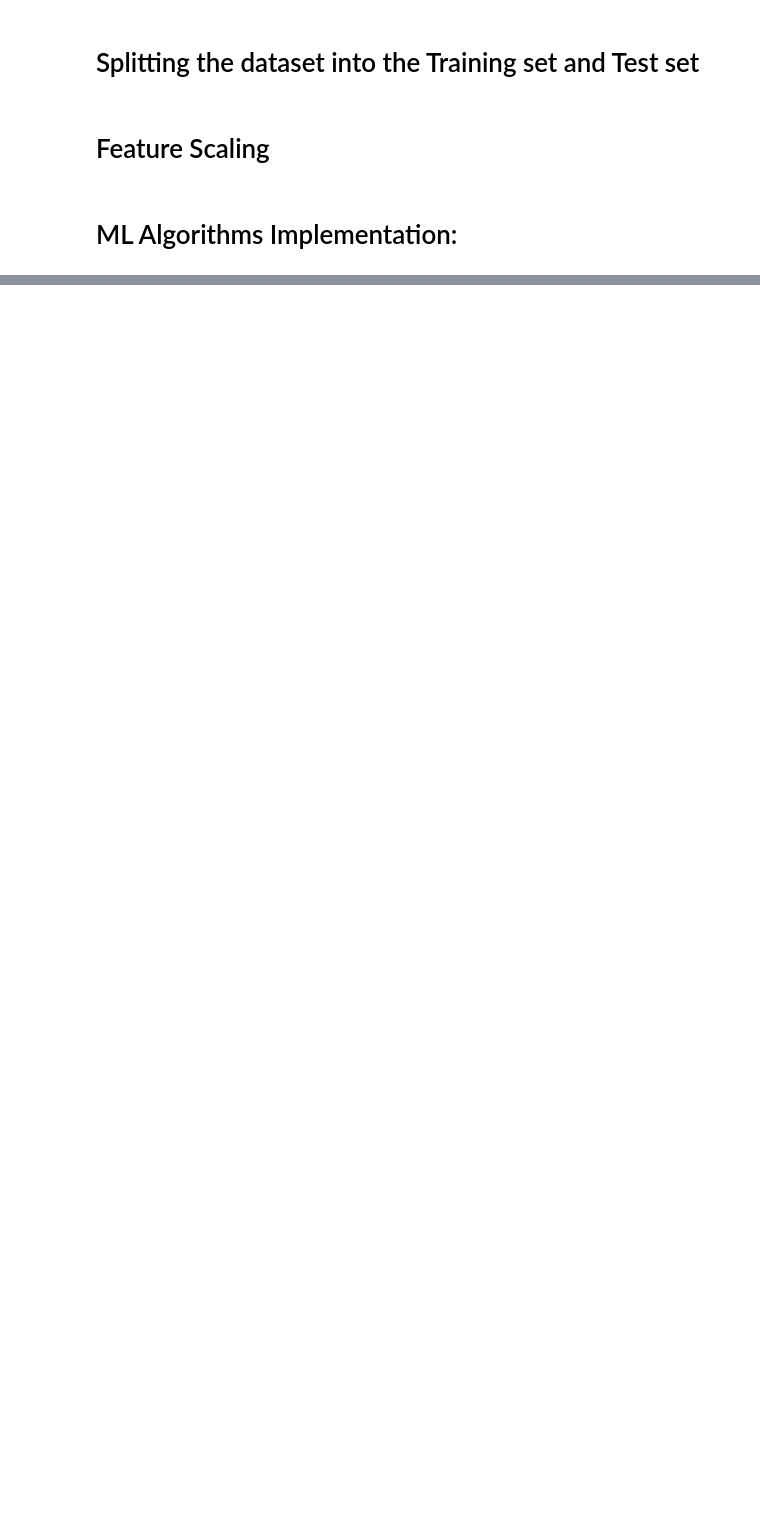
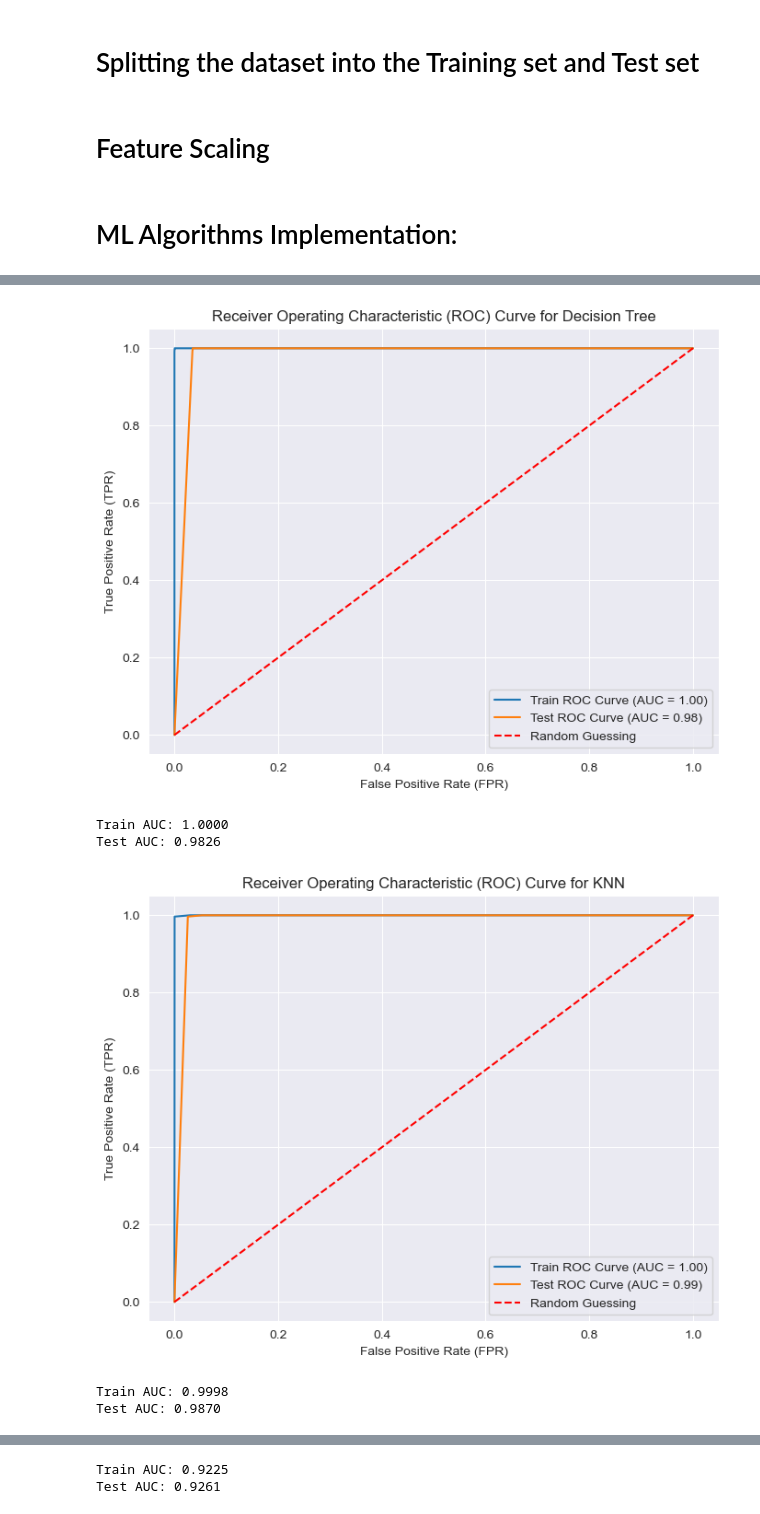
Before and after one commit to batuhanozzer/bankMarketing, a Jupyter notebook: bankMarketingUpdated.ipynb, the cells around one changed output, grey strips where cells are left out. Saved outputs shown, nothing was run; the diff lists cells and outputs as text; code cells hidden in the pictures; blank space fills up the shorter version.

```diff
--- a/bankMarketingUpdated.ipynb
+++ b/bankMarketingUpdated.ipynb
@@ -925,6 +882,0 @@ print(best_Score)
-# %%
-best_model_knn = KNeighborsClassifier(**best_params)
-best_model_knn.fit(X_train, y_train)
-
-score_knn, recall_score_knn, precision_score_knn, f1_score_knn = predict_scores(best_model_knn,X_test,y_test)
-print_scores(score_knn, recall_score_knn, precision_score_knn, f1_score_knn ,"RFC")
@@ -930,0 +929,3 @@ print_scores(score_knn, recall_score_knn, precision_score_knn, f1_score_knn ,"RF
+# %%
+best_model_xgb = xgb.XGBClassifier(**best_params)
+best_model_xgb.fit(X_train, y_train)
@@ -930,0 +949,23 @@ print_scores(score_knn, recall_score_knn, precision_score_knn, f1_score_knn ,"RF
+# %%
+models = [model_dtc, model_knn, model_lr, model_rfc, model_gb, model_xgb, model_voting, model_stacking, best_model_rfc, best_model_xgb]
+model_names = ["Decision Tree","KNN","Logistic_regression","Random Forest", "GB", "XGB", "Voting", "Stacking", "Optimized Random Forest", "Optimized XGB"]
+# %%
+# Initialize empty lists to store scores
+accuracy_scores, recall_scores, precision_scores, f1_scores = [], [], [], []
+
+# Calculate and store scores for each model
+for model in models:
+    accuracy, recall, precision, f1 = predict_scores(model, X_test, y_test)
+    accuracy_scores.append(accuracy)
+    recall_scores.append(recall)
+    precision_scores.append(precision)
+    f1_scores.append(f1)
+
+# Create a DataFrame using the scores and model names
+scores_df = pd.DataFrame({
+    "Model": model_names,
+    "Accuracy": accuracy_scores,
+    "Recall": recall_scores,
+    "Precision": precision_scores,
+    "F1 Score": f1_scores
+})
@@ -930,0 +988,10 @@ print_scores(score_knn, recall_score_knn, precision_score_knn, f1_score_knn ,"RF
+# %%
+for model,model_name in zip(models,model_names):
+    draw_AUC_graph(X_train,X_test,y_train,y_test,model,model_name)
+# %% [output]
+[figure, added]
+Train AUC: 1.0000
+Test AUC: 0.9826
+[figure, added]
+Train AUC: 0.9998
+Test AUC: 0.9870
@@ -930,0 +999,2 @@ print_scores(score_knn, recall_score_knn, precision_score_knn, f1_score_knn ,"RF
+Train AUC: 0.9225
+Test AUC: 0.9261
```
Also changed, not shown: parts of 63 cells of this notebook.
